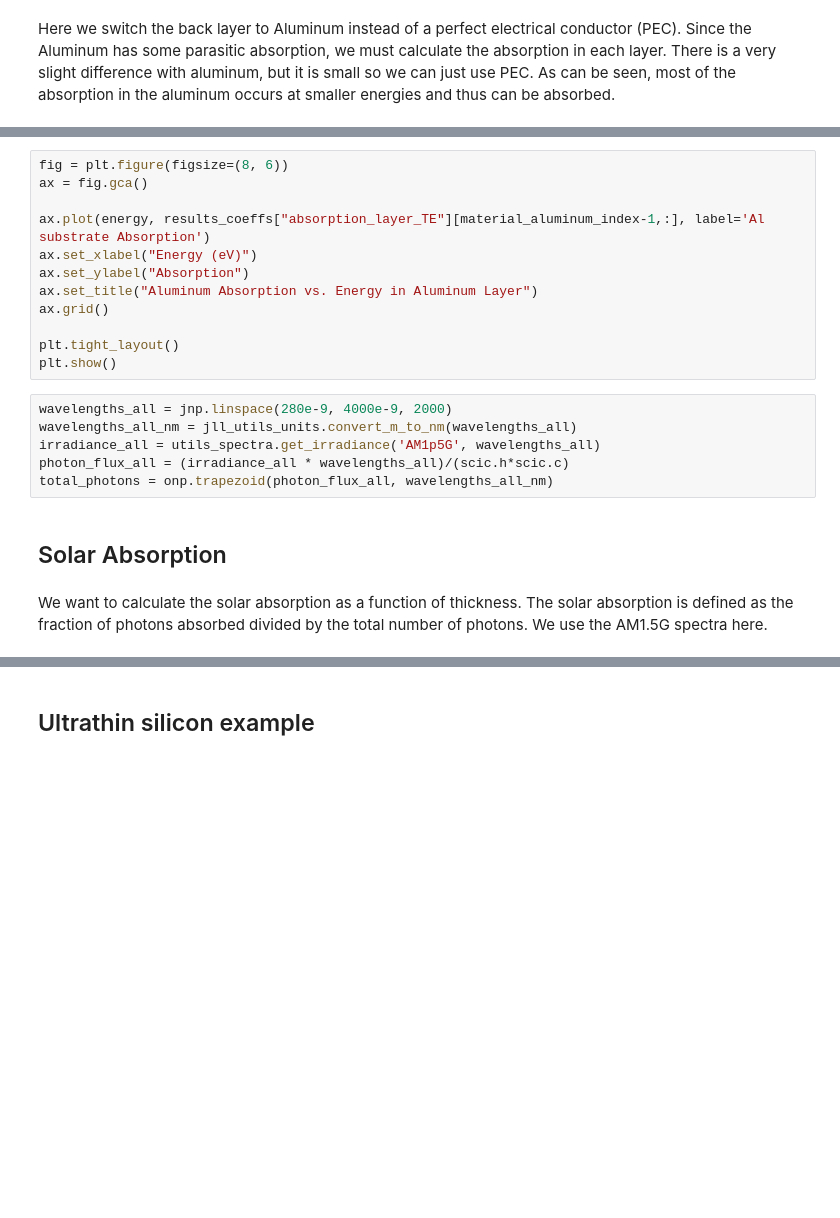
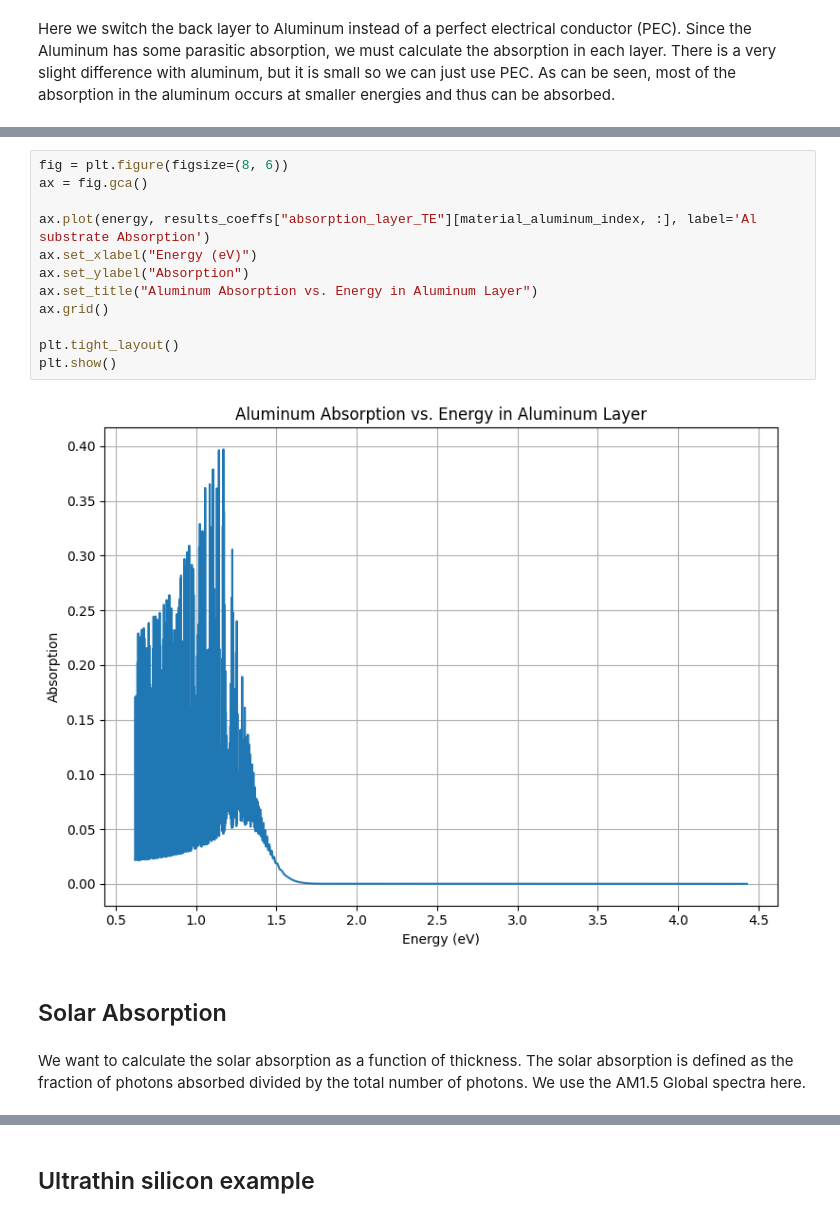
Before and after one commit to JaxLayerLumos/JaxLayerLumos, a Jupyter notebook: examples/solar-cell-analysis.ipynb, the cells around one changed output, grey strips where cells are left out. Drawn from its saved outputs; the diff is of its cells as text; blank space fills up the shorter version.

Commit message:
Update solar-cell-analysis

```diff
--- a/examples/solar-cell-analysis.ipynb
+++ b/examples/solar-cell-analysis.ipynb
@@ -102,23 +116,19 @@ plt.show()
 # %%
 fig = plt.figure(figsize=(8, 6))
 ax = fig.gca()
 
-ax.plot(energy, results_coeffs["absorption_layer_TE"][material_aluminum_index-1,:], label='Al substrate Absorption')
+ax.plot(energy, results_coeffs["absorption_layer_TE"][material_aluminum_index, :], label='Al substrate Absorption')
 ax.set_xlabel("Energy (eV)")
 ax.set_ylabel("Absorption")
 ax.set_title("Aluminum Absorption vs. Energy in Aluminum Layer")
 ax.grid()
 
 plt.tight_layout()
 plt.show()
+# %% [output]
+[figure, added]
-# %%
-wavelengths_all = jnp.linspace(280e-9, 4000e-9, 2000)
-wavelengths_all_nm = jll_utils_units.convert_m_to_nm(wavelengths_all)
-irradiance_all = utils_spectra.get_irradiance('AM1p5G', wavelengths_all)
-photon_flux_all = (irradiance_all * wavelengths_all)/(scic.h*scic.c)
-total_photons = onp.trapezoid(photon_flux_all, wavelengths_all_nm)
 # %% [markdown]
 ## Solar Absorption
 # %% [markdown]
-We want to calculate the solar absorption as a function of thickness. The solar absorption is defined as the fraction of photons absorbed divided by the total number of photons.  We use the AM1.5G spectra here.
+We want to calculate the solar absorption as a function of thickness. The solar absorption is defined as the fraction of photons absorbed divided by the total number of photons.  We use the AM1.5 Global spectra here.
 # %%
```
Also changed, not shown: parts of 11 cells of this notebook.
